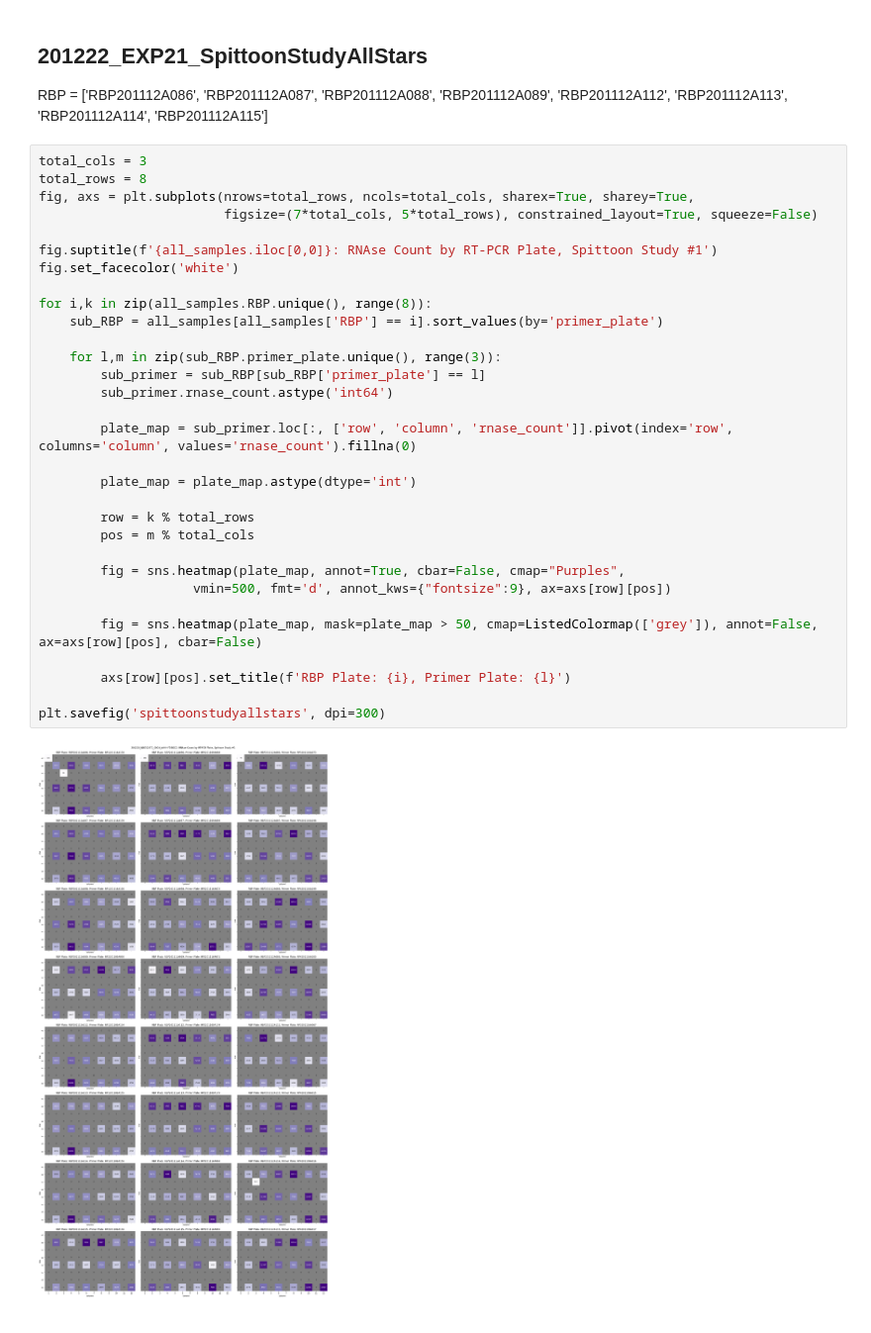
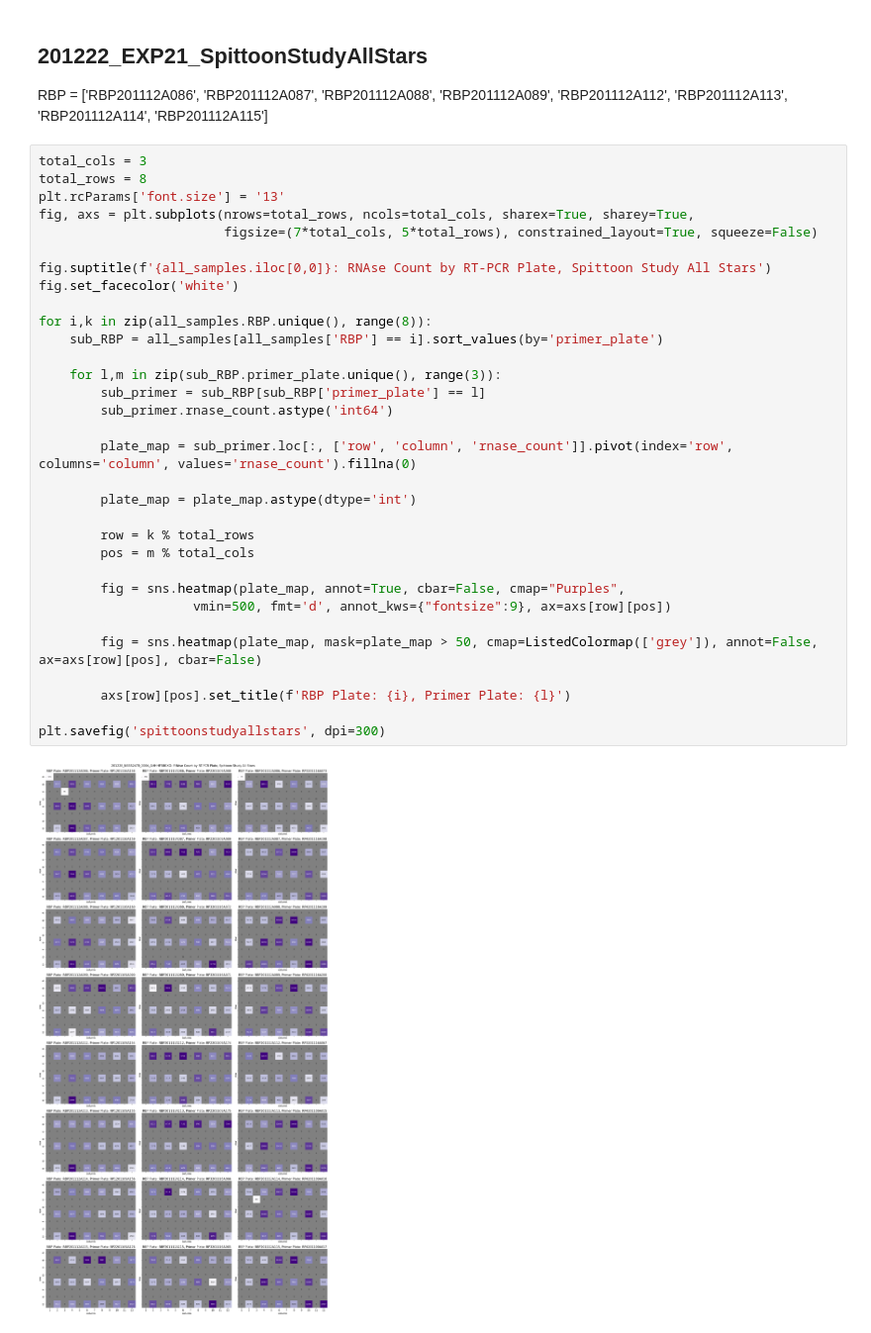
Before and after one commit to gh-bshih/g19_analysis, a Jupyter notebook: 201229_SpittoonStudyAllStars.ipynb, the cells around one changed output. Shown at 99% size. Cells and saved outputs as stored; diff of their text form.

Commit message:
Spitton Study All Stars

```diff
--- a/201229_SpittoonStudyAllStars.ipynb
+++ b/201229_SpittoonStudyAllStars.ipynb
@@ -34,33 +34,34 @@ RBP = ['RBP201112A086',
 # %%
 total_cols = 3
 total_rows = 8
+plt.rcParams['font.size'] = '13'
 fig, axs = plt.subplots(nrows=total_rows, ncols=total_cols, sharex=True, sharey=True,
                         figsize=(7*total_cols, 5*total_rows), constrained_layout=True, squeeze=False)
 
-fig.suptitle(f'{all_samples.iloc[0,0]}: RNAse Count by RT-PCR Plate, Spittoon Study #1')
+fig.suptitle(f'{all_samples.iloc[0,0]}: RNAse Count by RT-PCR Plate, Spittoon Study All Stars')
 fig.set_facecolor('white')
 
 for i,k in zip(all_samples.RBP.unique(), range(8)):
     sub_RBP = all_samples[all_samples['RBP'] == i].sort_values(by='primer_plate')
 
     for l,m in zip(sub_RBP.primer_plate.unique(), range(3)):
         sub_primer = sub_RBP[sub_RBP['primer_plate'] == l]
         sub_primer.rnase_count.astype('int64')
 
         plate_map = sub_primer.loc[:, ['row', 'column', 'rnase_count']].pivot(index='row', columns='column', values='rnase_count').fillna(0)
 
         plate_map = plate_map.astype(dtype='int')
 
         row = k % total_rows
         pos = m % total_cols
 
         fig = sns.heatmap(plate_map, annot=True, cbar=False, cmap="Purples",
                     vmin=500, fmt='d', annot_kws={"fontsize":9}, ax=axs[row][pos])
 
         fig = sns.heatmap(plate_map, mask=plate_map > 50, cmap=ListedColormap(['grey']), annot=False, ax=axs[row][pos], cbar=False)
 
         axs[row][pos].set_title(f'RBP Plate: {i}, Primer Plate: {l}')
 
 plt.savefig('spittoonstudyallstars', dpi=300)
 # %% [output]
-[figure, old version]
+[figure, new version]
```
Also changed, not shown: parts of 1 cell of this notebook.
